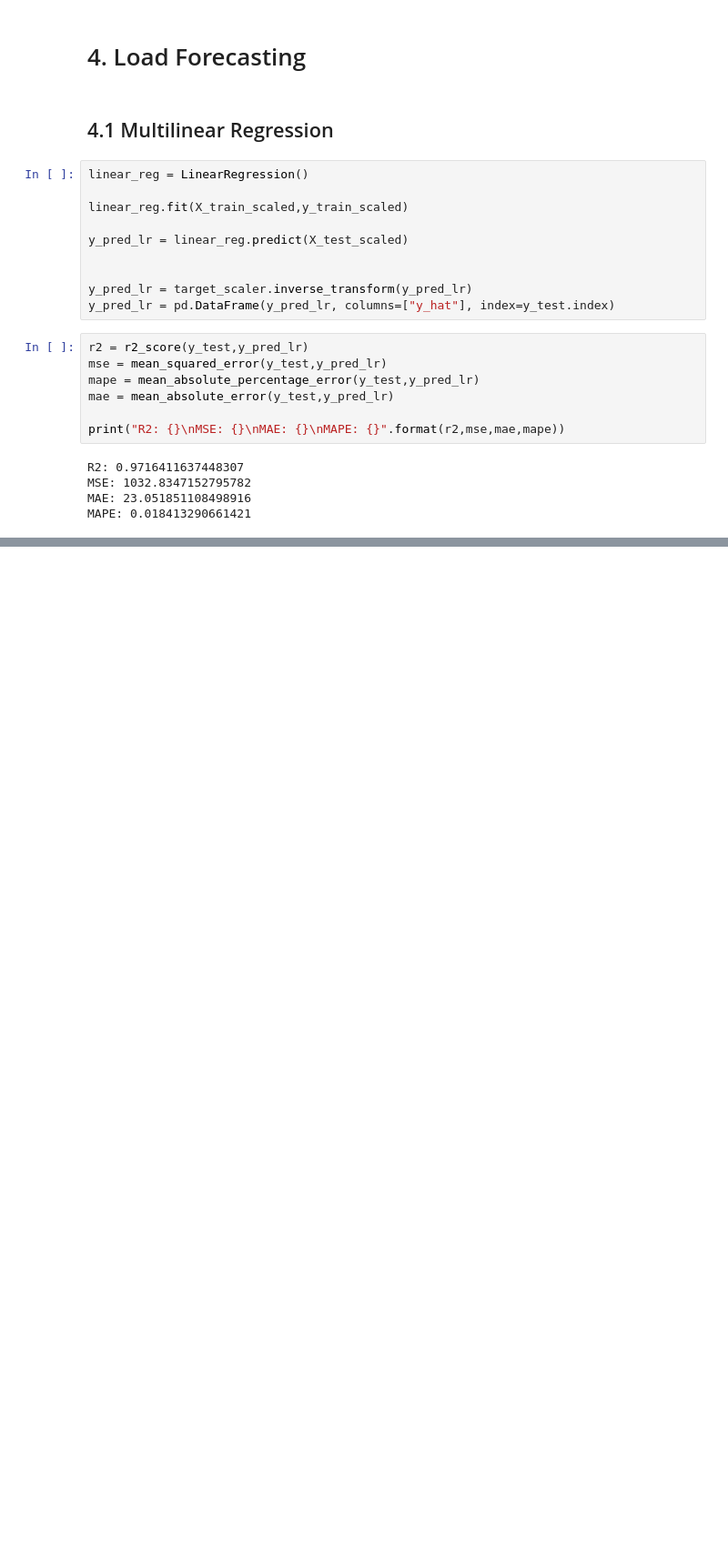
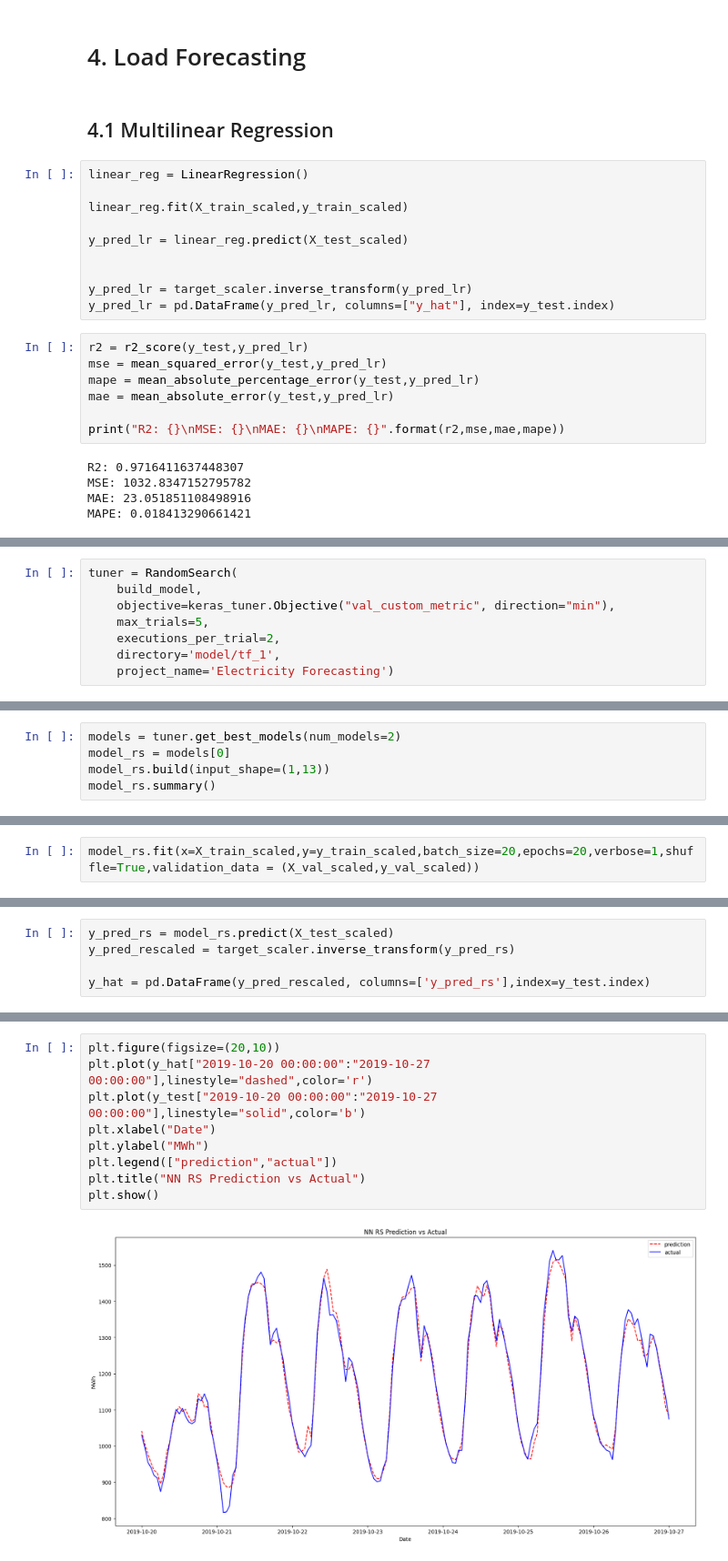
Before and after one commit to itangr31/electricity_load_forecasting, a Jupyter notebook: notebook.ipynb, the cells around one changed output, grey strips where cells are left out. Shown at 91% size. Saved outputs shown, nothing was run; the diff lists cells and outputs as text; blank space fills up the shorter version.

```diff
--- a/notebook.ipynb
+++ b/notebook.ipynb
@@ -354,0 +543,8 @@ plt.show()
+# %%
+tuner = RandomSearch(
+    build_model,
+    objective=keras_tuner.Objective("val_custom_metric", direction="min"),
+    max_trials=5,
+    executions_per_trial=2,
+    directory='model/tf_1',
+    project_name='Electricity Forecasting')
@@ -354,0 +594,5 @@ plt.show()
+# %%
+models = tuner.get_best_models(num_models=2)
+model_rs = models[0]
+model_rs.build(input_shape=(1,13))
+model_rs.summary()
@@ -354,0 +617,2 @@ plt.show()
+# %%
+model_rs.fit(x=X_train_scaled,y=y_train_scaled,batch_size=20,epochs=20,verbose=1,shuffle=True,validation_data = (X_val_scaled,y_val_scaled))
@@ -354,0 +639,5 @@ plt.show()
+# %%
+y_pred_rs = model_rs.predict(X_test_scaled)
+y_pred_rescaled = target_scaler.inverse_transform(y_pred_rs)
+
+y_hat = pd.DataFrame(y_pred_rescaled, columns=['y_pred_rs'],index=y_test.index)
@@ -354,0 +658,11 @@ plt.show()
+# %%
+plt.figure(figsize=(20,10))
+plt.plot(y_hat["2019-10-20 00:00:00":"2019-10-27 00:00:00"],linestyle="dashed",color='r')
+plt.plot(y_test["2019-10-20 00:00:00":"2019-10-27 00:00:00"],linestyle="solid",color='b')
+plt.xlabel("Date")
+plt.ylabel("MWh")
+plt.legend(["prediction","actual"])
+plt.title("NN RS Prediction vs Actual")
+plt.show()
+# %% [output]
+[figure, added]
```
Also changed, not shown: parts of 25 cells of this notebook.
